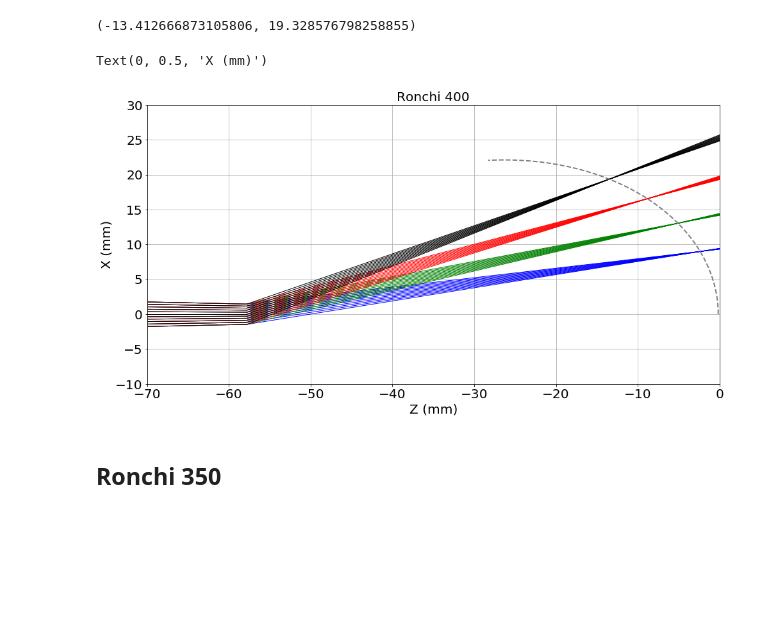
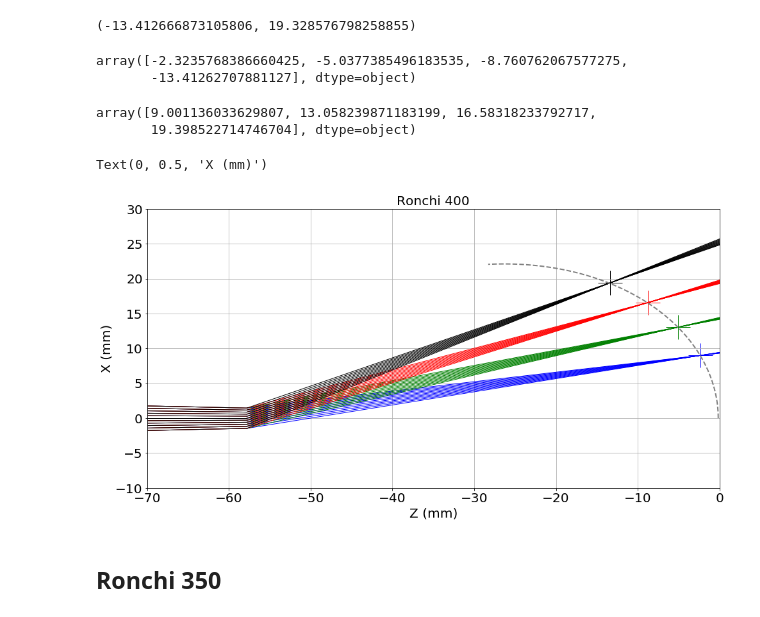
Before and after one commit to sylvielsstfr/OpticSimWthB4, a Jupyter notebook: DrawBeams/notebooks_draw/DrawBeams_swap.ipynb, the cells around one changed output. Cells and saved outputs as stored; diff of their text form; code cells hidden in the pictures; blank space fills up the shorter version.

Commit message:
improve the figure

```diff
--- a/DrawBeams/notebooks_draw/DrawBeams_swap.ipynb
+++ b/DrawBeams/notebooks_draw/DrawBeams_swap.ipynb
@@ -461,7 +559,7 @@ v2=lower_ray["U0"]
 
 XX,YY0,YY1,YY2 = GetRayConvergence(x0,y0,u0,v0,y1,u1,v1,y2,u2,v2,wl,a,m=1)
 # %%
-XX=XX+central_ray["Z2"]-central_ray["Z3"]
+XX=XX+central_ray_wl["Z2"]-central_ray_wl["Z3"]
 # %%
 theXI,theYI=GetRayConvergenceIntersectionSimple(x0,y0,u0,v0,y1,u1,v1,y2,u2,v2,wl,a,m=1)
 # %%
@@ -473,7 +571,21 @@ theXI,theYI
 # %%
 XXX,YYY=GetRayConvergenceIntersectionPoints(x0,y0,u0,v0,y1,u1,v1,y2,u2,v2,a,m=1,WLMIN=0.,WLMAX=1500.,NBPOINTS=5000)
 # %%
-XXX=XXX+central_ray["Z2"]-central_ray["Z3"]
+XXX=XXX+central_ray_wl["Z2"]-central_ray_wl["Z3"]
+# %%
+XI,YI=GetScatteredBeamConvergence(df_R400)
+# %%
+XI=XI-central_ray_wl["Z3"]
+# %%
+XI
+# %% [output]
+array([-2.3235768386660425, -5.0377385496183535, -8.760762067577275,
+       -13.41262707881127], dtype=object)
+# %%
+YI
+# %% [output]
+array([9.001136033629807, 13.058239871183199, 16.58318233792717,
+       19.398522714746704], dtype=object)
 # %%
 #fig=plt.figure(figsize=(16,8))
 fig,ax = plt.subplots(figsize=(16,8))
@@ -482,33 +594,36 @@ for index, row in df_R400.iterrows():
     wl=row["wave"]
     col=ColorDict[wl]
     X0=row["X0"];Y0=row["Y0"];Z0=row["Z0"]-row["Z3"]
     X1=row["X1"];Y1=row["Y1"];Z1=row["Z1"]-row["Z3"]
     X2=row["X2"];Y2=row["Y2"];Z2=row["Z2"]-row["Z3"]
     X3=row["X3"];Y3=row["Y3"];Z3=row["Z3"]-row["Z3"]
     if Y0==0:
         ax.plot([Z0,Z1],[X0,X1],"-",color=col,lw=1)
         ax.plot([Z1,Z2],[X1,X2],"-",color=col,lw=1)
         ax.plot([Z2,Z3],[X2,X3],"-",color=col,lw=1)
 
 if 0: # check the intersection
     plt.plot(XX,YY0,"--",color="orange",lw=2)
     plt.plot(XX,YY1,"-.",color="y",lw=2)
     plt.plot(XX,YY2,".",color="y",lw=2)
 
 
 # show by computing where is the focus
 plt.plot(XXX,YYY,"--",color="grey",lw=2)
 
+for idx in np.arange(len(XI)):
+        plt.scatter([XI[idx]],[YI[idx]],marker="+",color=ColorNum[idx],s=1500,lw=1)
+
 
 
 ax.grid()
 ax.set_xlim(-70,0)
 ax.set_ylim(-10,30)
 ax.set_title("Ronchi 400")
 ax.set_xlabel("Z (mm)")
 ax.set_ylabel("X (mm)")
 # %% [output]
 Text(0, 0.5, 'X (mm)')
-[figure, old version]
+[figure, new version]
 # %% [markdown]
 ## Ronchi 350
```
Also changed, not shown: parts of 48 cells of this notebook.
